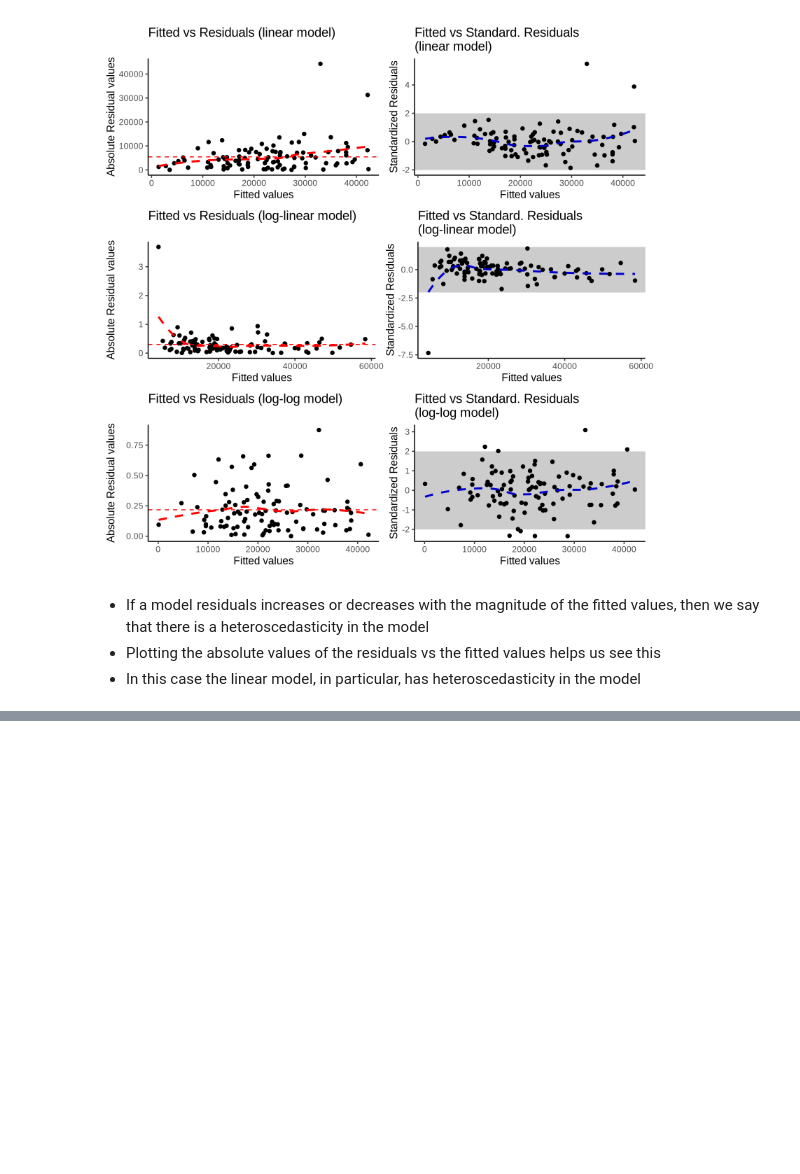
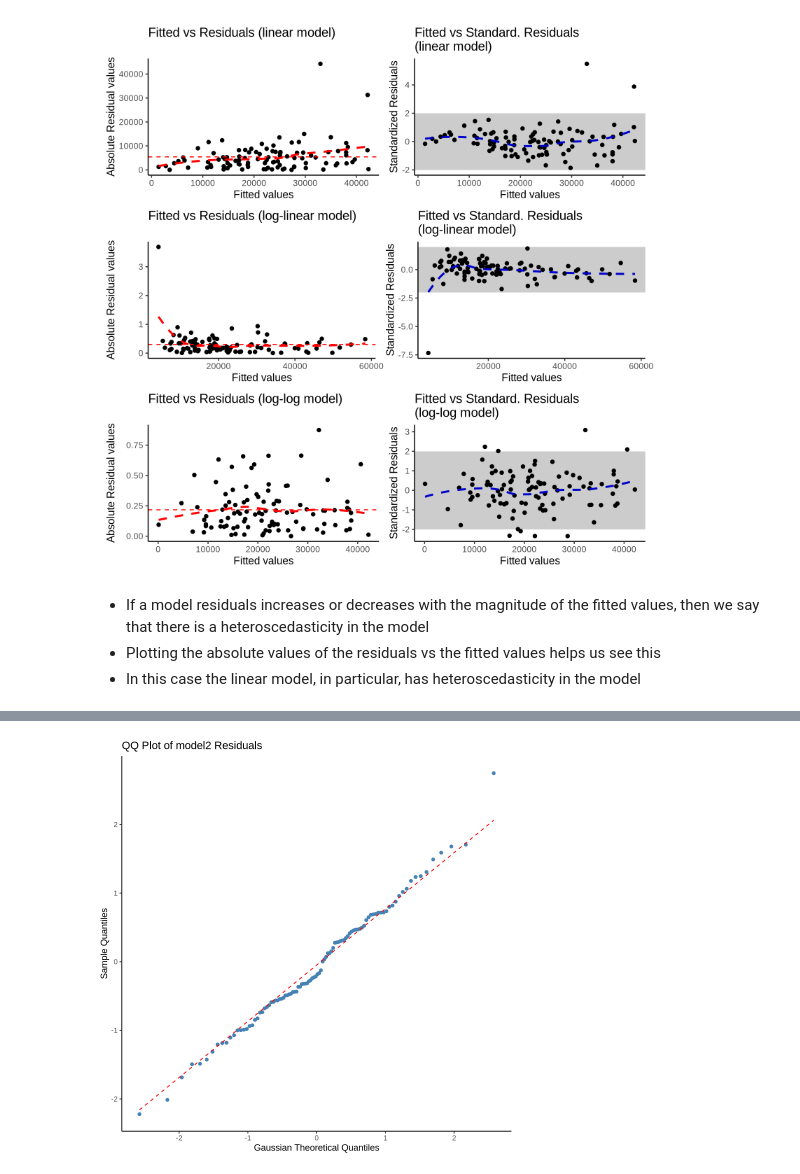
Before and after one commit to AndreMacedo88/Notebooks-Research, a Jupyter notebook: Statistics/Regressions/model_assumptions.ipynb, the cells around one changed output, grey strips where cells are left out. Cells and saved outputs as stored; diff of their text form; code cells hidden in the pictures; blank space fills up the shorter version.

```diff
--- a/Statistics/Regressions/model_assumptions.ipynb
+++ b/Statistics/Regressions/model_assumptions.ipynb
@@ -697,0 +775,3 @@ plt6 <- ggplot(df, aes(x = fitted, y = residuals_standardized)) +
+# %%
+model2 <- glm(formula = y ~ x1 + x2, family = poisson(), data = df)
+summary(model2)
@@ -697,0 +797,10 @@ plt6 <- ggplot(df, aes(x = fitted, y = residuals_standardized)) +
+# %%
+residuals_df <- data.frame(residuals = residuals(model2, type = "deviance"))
+
+ggplot(residuals_df, aes(sample = residuals)) +
+    stat_qq(color = "steelblue") +
+    stat_qq_line(color = "red", linetype = "dashed") +
+    labs(title = "QQ Plot of model2 Residuals", x = "Gaussian Theoretical Quantiles", y = "Sample Quantiles") +
+    theme_classic()
+# %% [output]
+[figure, added]
```
Also changed, not shown: parts of 10 cells of this notebook.
